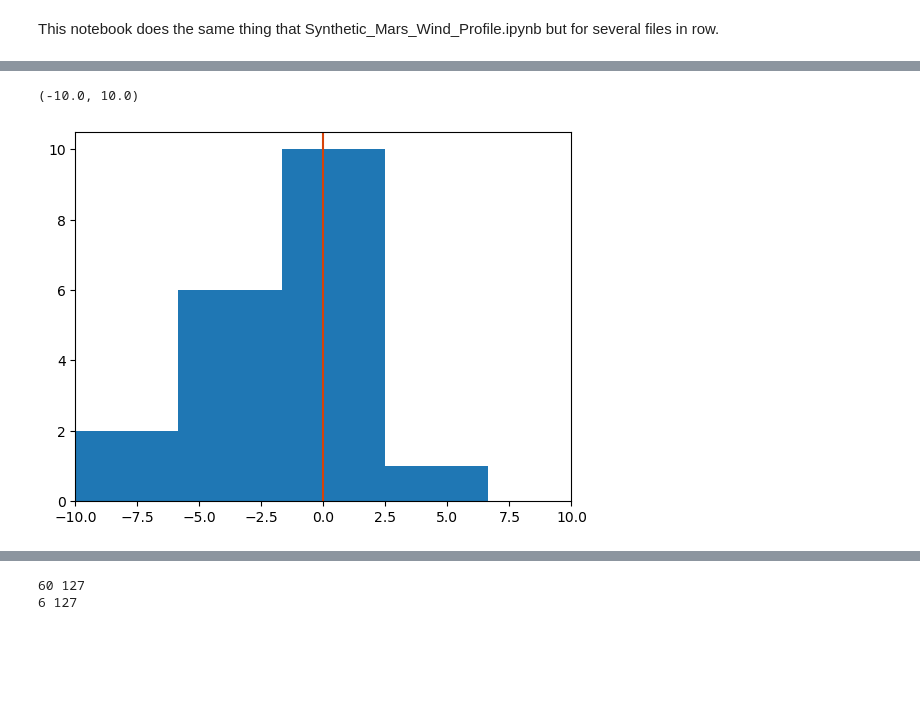
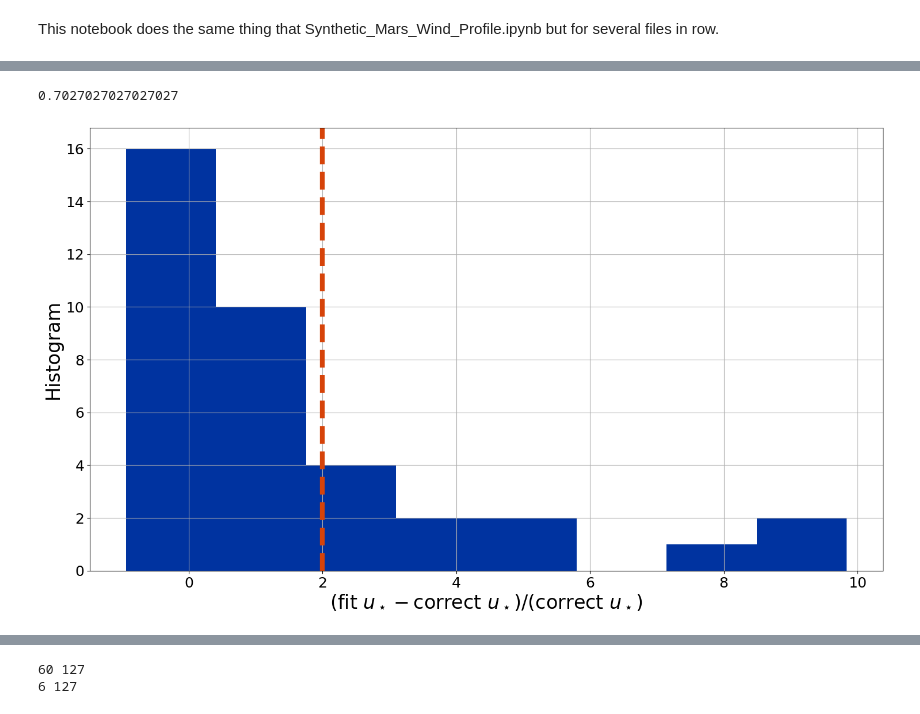
Before and after one commit to BoiseStatePlanetary/Measuring_Wind_with_Ingenuity, a Jupyter notebook: code/Batch_Synthetic_Wind_Profile.ipynb, the cells around one changed output, grey strips where cells are left out. Cells and saved outputs as stored; diff of their text form; code cells hidden in the pictures; blank space fills up the shorter version.

```diff
--- a/code/Batch_Synthetic_Wind_Profile.ipynb
+++ b/code/Batch_Synthetic_Wind_Profile.ipynb
@@ -18,7 +18,7 @@ file_list_name = path + "xml_list.txt"
 file_list = np.genfromtxt(file_list_name, dtype=str)
 
 time, wind = retrieve_time_wind(path + file_list[1])
-correct_zstar = 10. # cm
+correct_zstar = 2. # cm
 correct_ustar = kappa*np.mean(wind)/np.log(zs[0]/correct_zstar)
 print(correct_ustar)
 # %% [output]
@@ -196,7 +230,20 @@ print(np.median(saved_zstars - correct_zstar),
 # %%
-n, bins, patches = plt.hist((saved_ustars - correct_ustars)/saved_sigma_ustars, bins='auto');
-plt.axvline(0., color=BoiseState_orange)
-plt.xlim([-10, 10])
+fig = plt.figure(figsize=(10*aspect_ratio, 10))
+ax = fig.add_subplot(111)
+
+n, bins, patches = ax.hist((saved_ustars - correct_ustars)/correct_ustars, bins='auto', color=BoiseState_blue);
+ax.axvline(2., color=BoiseState_orange, ls='--', lw=6)
+
+ax.tick_params(labelsize=18)
+ax.set_xlabel(r'$\left({\rm fit}\ u_\star - {\rm correct}\ u_\star\right)/\left( {\rm correct}\ u_\star\right)$',
+              fontsize=24)
+ax.set_ylabel("Histogram", fontsize=24)
+ax.grid(True)
+
+x = (saved_ustars - correct_ustars)/correct_ustars
+print(len(x[x < 2])/len(x))
+
+fig.savefig("ustar_histogram.png", dpi=300, bbox_inches="tight")
 # %% [output]
-(-10.0, 10.0)
+0.7027027027027027
-[figure, old version]
+[figure, new version]
```
Also changed, not shown: parts of 3 cells of this notebook, 6 other files.
